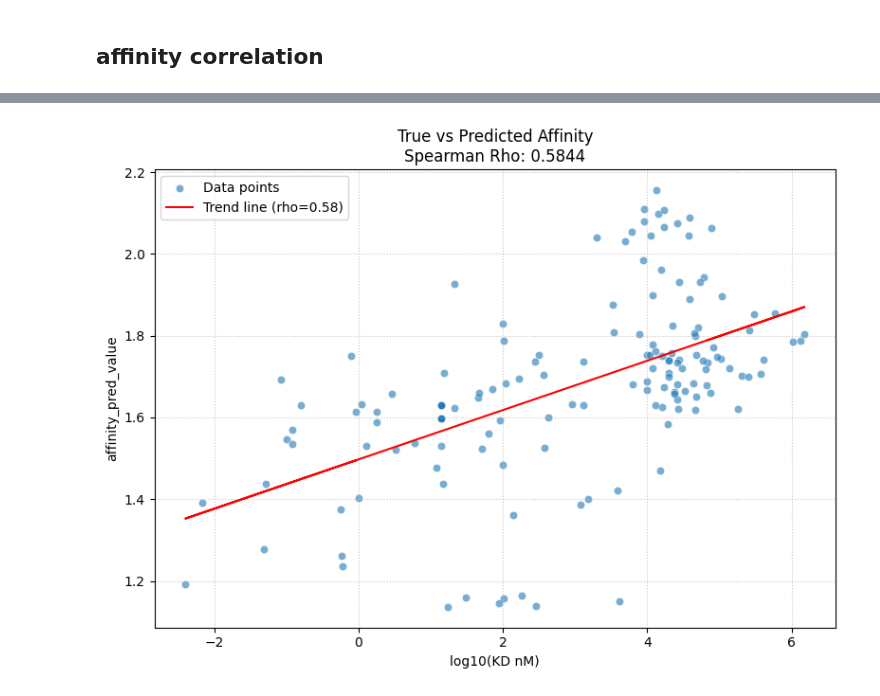
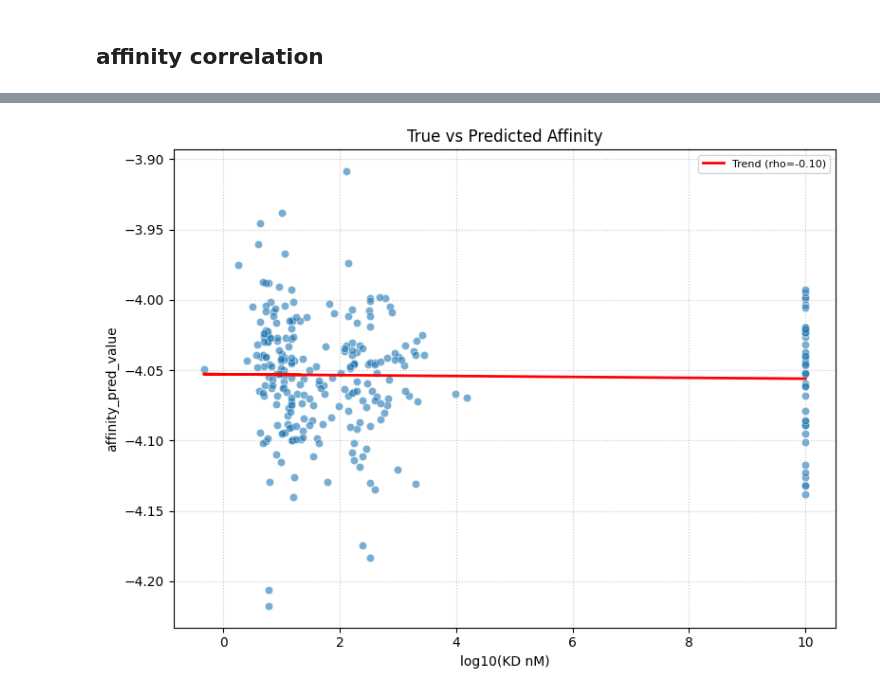
Before and after one commit to shp2001/protein-frame-flow, a Jupyter notebook: notebook/check_metric.ipynb, the cells around one changed output, grey strips where cells are left out. Cells and saved outputs as stored; diff of their text form; code cells hidden in the pictures.

```diff
--- a/notebook/check_metric.ipynb
+++ b/notebook/check_metric.ipynb
@@ -1805,62 +1805,113 @@ Rank 5: sample_5_plddts.json | Score: 91.6389
 # %% [markdown]
 ## affinity correlation
 # %%
-import os
+import pandas as pd
 import json
 import matplotlib.pyplot as plt
 import numpy as np
 from pathlib import Path
-from scipy.stats import spearmanr  # Spearman 상관계수 계산용
+from scipy.stats import spearmanr
+# =========================
+# 설정
+# =========================
+base_path = "/home/psh/protein-frame-flow/inference_outputs/v2.3.2.2_w_coords_general_only_margin_pairformer_6/2026-01-17_22-31-25/epoch=34-step=1890/DMS_ABC134_Tixagevimab"
 
-# 1. 대상 경로 설정
-base_path = "/home/psh/protein-frame-flow/inference_outputs/v2.3.2.2_wo_coords_general/2026-01-17_15-08-47/epoch=4-step=270/run_2026-01-18_00-13-03"
+filter_mode = None    # 예: "Antibody" / None / ""
+show_sample = False      # True / False
 
+# =========================
+# 데이터 수집
+# =========================
 true_values = []
 pred_values = []
+sample_ids = []
 
-# 2. 하위 폴더의 모든 .json 파일 탐색
 json_files = list(Path(base_path).rglob("*.json"))
 
 for file_path in json_files:
     try:
-        with open(file_path, 'r', encoding='utf-8') as f:
+        with open(file_path, "r", encoding="utf-8") as f:
             data = json.load(f)
-            if 'affinity_true_log_value' in data and 'affinity_pred_value' in data:
-                true_values.append(data['affinity_true_log_value'])
-                pred_values.append(data['affinity_pred_value'])
+
+        # -------- filter_mode 처리 --------
+        if filter_mode:
+            category = data.get("category", None)
+            if category is None:
+                continue
+
+            if isinstance(category, str):
+                if filter_mode not in category:
+                    continue
+            else:
+                if not any(filter_mode in str(c) for c in category):
+                    continue
+        # ----------------------------------
+
+        if "affinity_true_log_value" in data and "affinity_pred_value" in data:
+            if pd.isna(data["affinity_true_log_value"]):
+                true_values.append(10)
+            else:
+                true_values.append(data["affinity_true_log_value"])
+
+            pred_values.append(data["affinity_pred_value"])
+            if show_sample:
+                file_path = Path(file_path)
+                complex_id = file_path.parent.name
+                sample_id = complex_id.split("_")[0]
+                sample_ids.append(sample_id)
+
     except Exception as e:
         print(f"Error reading {file_path}: {e}")
 
-# 3. 분석 및 시각화
+# =========================
+# 분석 및 시각화
+# =========================
 if true_values:
-    # 리스트를 넘파이 배열로 변환
     x = np.array(true_values)
     y = np.array(pred_values)
 
-    # Spearman 상관계수 계산
     rho, p_value = spearmanr(x, y)
     print(f"Spearman Correlation: {rho:.4f}")
     print(f"P-value: {p_value:.4e}")
+    print(f"Number of points: {len(x)}")
 
     plt.figure(figsize=(8, 6))
 
-    # Scatter plot
-    plt.scatter(x, y, alpha=0.6, edgecolors='w', linewidth=0.5, label='Data points')
+    if show_sample:
+        unique_samples = sorted(set(sample_ids))
+        cmap = plt.get_cmap("tab10")
 
-    # 추세선(Linear Regression line) 추가
-    # 1차 다항식(선형)으로 피팅
+        for i, sample in enumerate(unique_samples):
+            idx = [j for j, s in enumerate(sample_ids) if s == sample]
+            plt.scatter(
+                x[idx],
+                y[idx],
+                alpha=0.7,
+                label=sample,
+                color=cmap(i % 10),
+                edgecolors="w",
+                linewidth=0.5,
+            )
+    else:
+        plt.scatter(x, y, alpha=0.6, edgecolors="w", linewidth=0.5)
+
+    # 추세선
     m, b = np.polyfit(x, y, 1)
-    plt.plot(x, m*x + b, color='red', label=f'Trend line (rho={rho:.2f})')
+    plt.plot(x, m * x + b, color="red", linewidth=2, label=f"Trend (rho={rho:.2f})")
 
-    # x축 label 및 타이틀 설정
     plt.xlabel("log10(KD nM)")
     plt.ylabel("affinity_pred_value")
-    plt.title(f"True vs Predicted Affinity\nSpearman Rho: {rho:.4f}")
 
-    plt.legend()
-    plt.grid(True, linestyle=':', alpha=0.7)
+    title = "True vs Predicted Affinity"
+    if filter_mode:
+        title += f" ({filter_mode})"
+    plt.title(title)
+
+    plt.legend(fontsize=8)
+    plt.grid(True, linestyle=":", alpha=0.7)
     plt.tight_layout()
     plt.show()
+
 else:
-    print("조건에 맞는 .json 파일이나 키값을 찾지 못했습니다.")
+    print("조건에 맞는 데이터가 없습니다.")
 # %% [output]
@@ -1869 +1921 @@ P-value: 7.8280e-15
-[figure, old version]
+[figure, new version]
```
Also changed, not shown: parts of 1 cell of this notebook, 9 other files.
